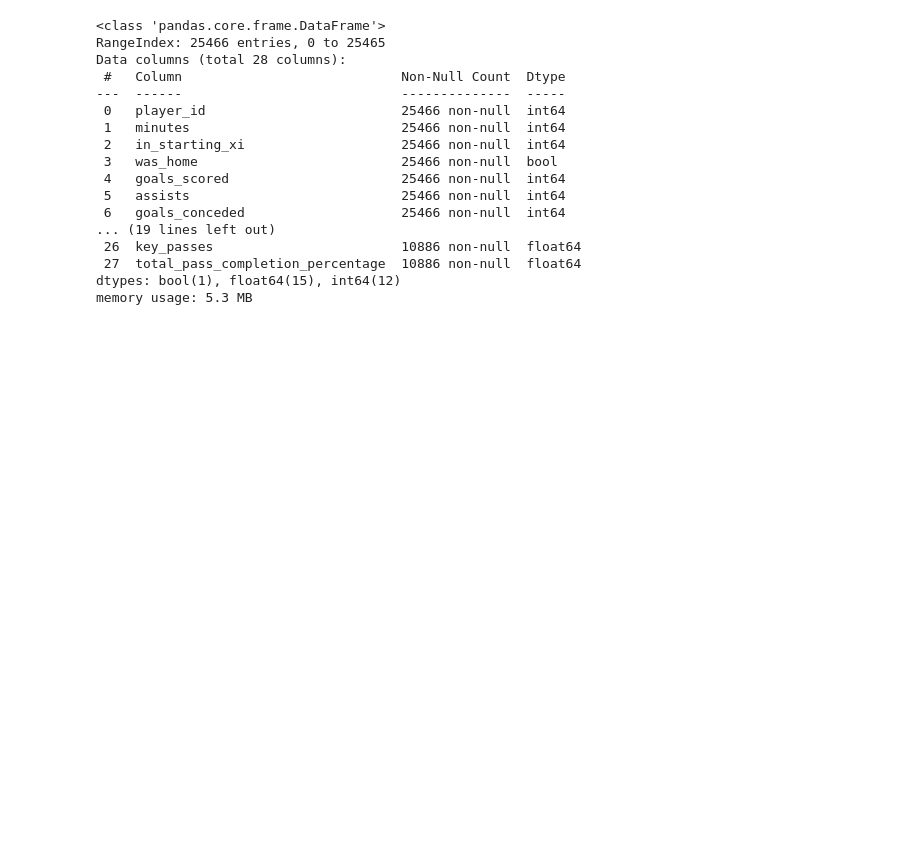
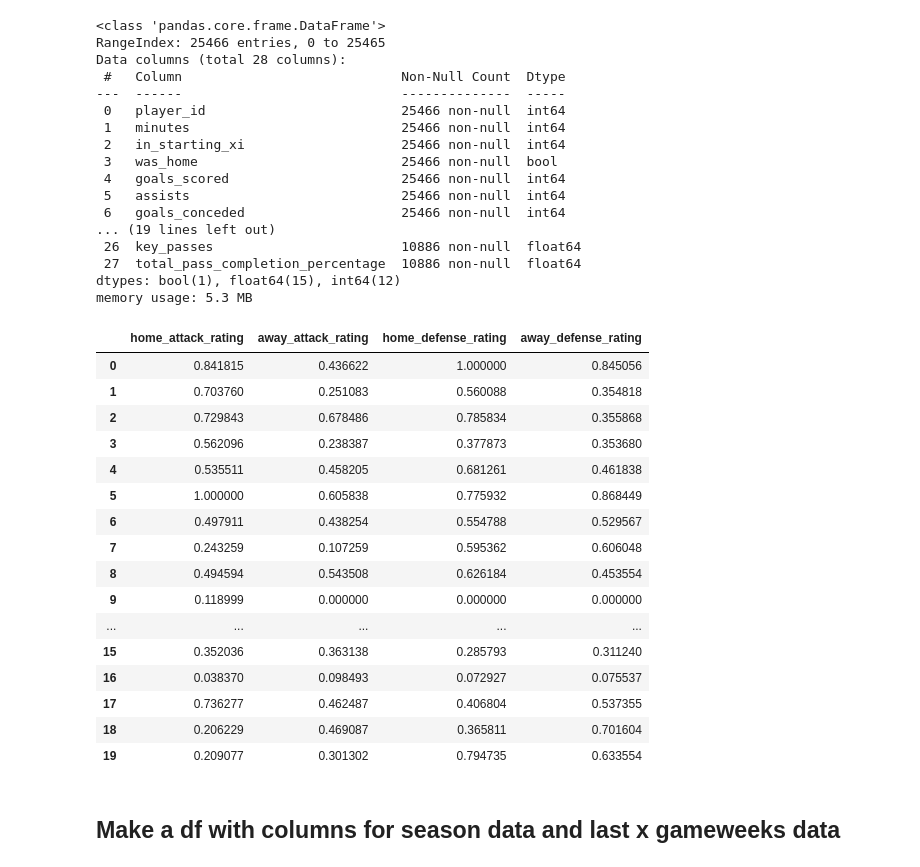
Before and after one commit to samikayyal/FPL-Predictor, a Jupyter notebook: preproccessing.ipynb, the cells around one changed output. Drawn from its saved outputs; the diff is of its cells as text; code cells hidden in the pictures; blank space fills up the shorter version.

Commit message:
added team id to team ratings

```diff
--- a/preproccessing.ipynb
+++ b/preproccessing.ipynb
@@ -255,3 +256,30 @@ Data columns (total 28 columns):
  27  total_pass_completion_percentage  10886 non-null  float64
 dtypes: bool(1), float64(15), int64(12)
 memory usage: 5.3 MB
+# %%
+# Add team ratings
+merged_gw_df['team_id'] = merged_gw_df['player_id'].apply(get_player_team, args=(SEASON, ))
+# %%
+team_ratings_df = pd.read_csv(get_data_path(SEASON, "team_ratings.csv"))
+
+merged_gw_df['team_attack_rating'] =
+# %% [output]
+|  | home_attack_rating | away_attack_rating | home_defense_rating | away_defense_rating |
+| 0 | 0.841815 | 0.436622 | 1.000000 | 0.845056 |
+| 1 | 0.703760 | 0.251083 | 0.560088 | 0.354818 |
+| 2 | 0.729843 | 0.678486 | 0.785834 | 0.355868 |
+| 3 | 0.562096 | 0.238387 | 0.377873 | 0.353680 |
+| 4 | 0.535511 | 0.458205 | 0.681261 | 0.461838 |
+| 5 | 1.000000 | 0.605838 | 0.775932 | 0.868449 |
+| 6 | 0.497911 | 0.438254 | 0.554788 | 0.529567 |
+| 7 | 0.243259 | 0.107259 | 0.595362 | 0.606048 |
+| 8 | 0.494594 | 0.543508 | 0.626184 | 0.453554 |
+| 9 | 0.118999 | 0.000000 | 0.000000 | 0.000000 |
+| ... | ... | ... | ... | ... |
+| 15 | 0.352036 | 0.363138 | 0.285793 | 0.311240 |
+| 16 | 0.038370 | 0.098493 | 0.072927 | 0.075537 |
+| 17 | 0.736277 | 0.462487 | 0.406804 | 0.537355 |
+| 18 | 0.206229 | 0.469087 | 0.365811 | 0.701604 |
+| 19 | 0.209077 | 0.301302 | 0.794735 | 0.633554 |
+# %% [markdown]
+## Make a df with columns for season data and last x gameweeks data
```
Also changed, not shown: parts of 3 cells of this notebook, 2 other files.
